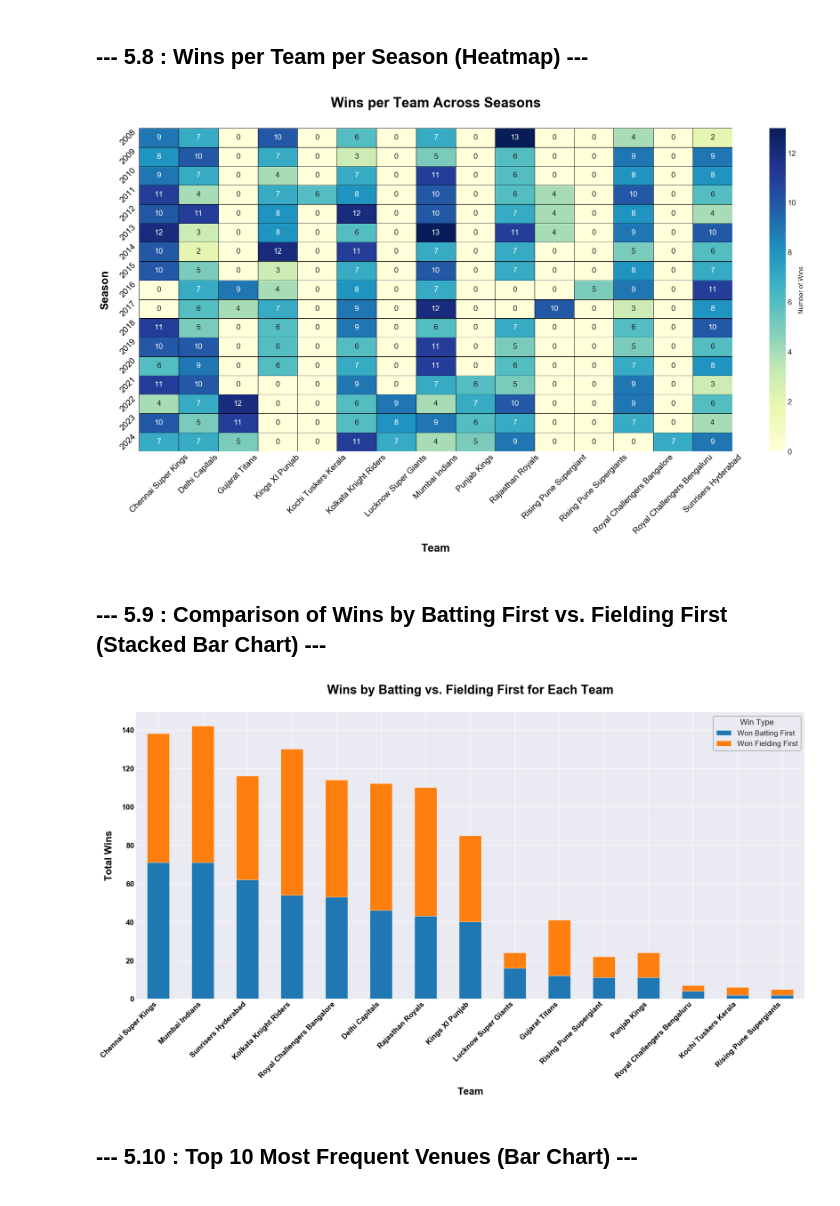
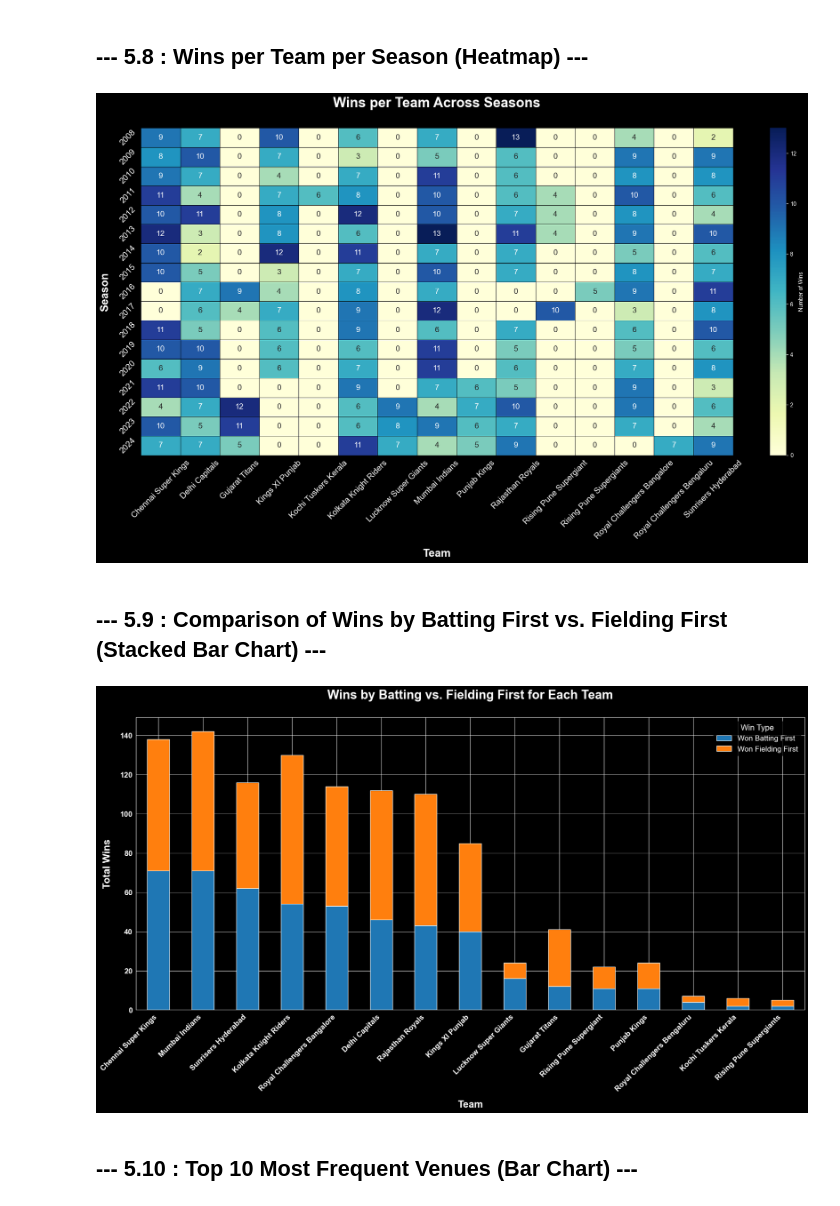
Before and after one commit to Sahil2055/Indian-Premier-League-IPL-Cricket-Match-Analysis, a Jupyter notebook: notebooks/IPL_Analysis_Notebook.ipynb, the cells around one changed output. Saved outputs shown, nothing was run; the diff lists cells and outputs as text; code cells hidden in the pictures.

Commit message:
Refactor code structure for improved readability and maintainability

```diff
--- a/notebooks/IPL_Analysis_Notebook.ipynb
+++ b/notebooks/IPL_Analysis_Notebook.ipynb
@@ -767,7 +767,7 @@ Setup complete. Ready for visualization.
 # Set the default style and size for all our plots for a professional look
 
 sns.set_style('darkgrid')
-plt.style.use('fast')
+plt.style.use('dark_background')
 plt.rcParams['figure.figsize'] = (20, 12)
 # %% [markdown]
 ## **--- 5.1 : Number of Matches Per Season (Bar Chart) ---**
@@ -1005,10 +1005,10 @@ wins_by_season = matches_df.groupby('season')['winner'].value_counts().unstack()
 # Create the heatmap
 fig, ax = plt.subplots(figsize=(20, 12))  # Create a new figure and axis for the plot
 sns.heatmap(wins_by_season, annot=True, fmt='d', cmap='YlGnBu', ax=ax, linewidths=.5, annot_kws={"size": 14}, cbar_kws={'label': 'Number of Wins'}, linecolor='black')  # Create the heatmap with annotations and customizations
-ax.set_title('Wins per Team Across Seasons', fontsize=25, pad=20, weight='bold', color='black', y=1.03)  # Set the title with custom font size and padding
-ax.set_xlabel('Team', fontsize=20, color='black', labelpad=15, weight='bold')  # Set the x-axis label with custom font size and padding
-ax.set_ylabel('Season', fontsize=20, color='black', labelpad=15, weight='bold')  # Set the y-axis label with custom font size and padding
-ax.tick_params(axis='both', which='major', labelsize=15, colors='black', rotation=45, labelrotation=45, labelbottom=True)  # Set tick parameters for better readability
+ax.set_title('Wins per Team Across Seasons', fontsize=25, pad=20, weight='bold', color='white', y=1.03)  # Set the title with custom font size and padding
+ax.set_xlabel('Team', fontsize=20, color='white', labelpad=15, weight='bold')  # Set the x-axis label with custom font size and padding
+ax.set_ylabel('Season', fontsize=20, color='white', labelpad=15, weight='bold')  # Set the y-axis label with custom font size and padding
+ax.tick_params(axis='both', which='major', labelsize=15, colors='white', rotation=45, labelrotation=45, labelbottom=True)  # Set tick parameters for better readability
 
 
 plt.tight_layout()  # Adjust layout to prevent clipping of labels
@@ -1017,40 +1017,40 @@ plt.savefig(os.path.join(viz_dir, '08_wins_heatmap.png'))   # Save the figure wi
 
 plt.show()  # Display the plot
 # %% [output]
-[figure, old version]
+[figure, new version]
 # %% [markdown]
 ## **--- 5.9 : Comparison of Wins by Batting First vs. Fielding First (Stacked Bar Chart) ---**
 # %%
 # Create a stacked bar chart showing wins by batting first vs. fielding first for each team
 # We determine if a team won by batting first (by runs) or fielding first (by wickets)
 # This visualization helps understand team strengths in different match scenarios
 
 # Prepare the data
 matches_df['won_by_batting_first'] = (matches_df['result'] == 'runs')   # Create a column indicating wins by batting first
 matches_df['won_by_fielding_first'] = (matches_df['result'] == 'wickets')   # Create a column indicating wins by fielding first
 wins_by_choice = matches_df.groupby('winner')[['won_by_batting_first', 'won_by_fielding_first']].sum()  # Group by team and sum the win columns
 wins_by_choice = wins_by_choice.sort_values('won_by_batting_first', ascending=False)    # Sort teams by wins from batting first
 
 
 # Create the stacked bar chart
 fig, ax = plt.subplots(figsize=(20, 12))    # Create a new figure and axis for the plot
 wins_by_choice.plot(kind='bar', stacked=True, ax=ax, color=['#1f77b4', '#ff7f0e'])  # Create the stacked bar plot with custom colors
-ax.set_title('Wins by Batting vs. Fielding First for Each Team', fontsize=25, pad=20, weight='bold', color='black', y=1.03)  # Set the title with custom font size and padding
-ax.set_xlabel('Team', fontsize=20, color='black', labelpad=15, weight='bold')  # Set the x-axis label with custom font size and padding
-ax.set_ylabel('Total Wins', fontsize=20, color='black', labelpad=15, weight='bold')  # Set the y-axis label with custom font size and padding
-ax.tick_params(axis='both', which='major', labelsize=15, colors='black', rotation=45, labelrotation=45, labelbottom=True)  # Set tick parameters for better readability
+ax.set_title('Wins by Batting vs. Fielding First for Each Team', fontsize=25, pad=20, weight='bold', color='white', y=1.03)  # Set the title with custom font size and padding
+ax.set_xlabel('Team', fontsize=20, color='white', labelpad=15, weight='bold')  # Set the x-axis label with custom font size and padding
+ax.set_ylabel('Total Wins', fontsize=20, color='white', labelpad=15, weight='bold')  # Set the y-axis label with custom font size and padding
+ax.tick_params(axis='both', which='major', labelsize=15, colors='white', rotation=45, labelrotation=45, labelbottom=True)  # Set tick parameters for better readability
 ax.legend(['Won Batting First', 'Won Fielding First'], fontsize=15, title='Win Type', title_fontsize='16', loc='upper right', frameon=True, edgecolor='black')  # Customize the legend
-plt.xticks(rotation=45, ha='right', fontsize=15, weight='bold', color='black')  # Rotate x-ticks for better readability
-plt.yticks(fontsize=15, weight='bold', color='black', rotation=0, ha='right')  # Customize y-ticks for better readability
+plt.xticks(rotation=45, ha='right', fontsize=15, weight='bold', color='white')  # Rotate x-ticks for better readability
+plt.yticks(fontsize=15, weight='bold', color='white', rotation=0, ha='right')  # Customize y-ticks for better readability
 
 
 plt.tight_layout()  # Adjust layout to prevent clipping of labels
 
 plt.savefig(os.path.join(viz_dir, '09_wins_by_choice.png'))  # Save the figure with the specified path
 
 plt.show()  # Display the plot
 # %% [output]
-[figure, old version]
+[figure, new version]
 # %% [markdown]
 ## **--- 5.10 : Top 10 Most Frequent Venues (Bar Chart) ---**
 # %%
```
Also changed, not shown: parts of 15 cells of this notebook, 15 other files.
